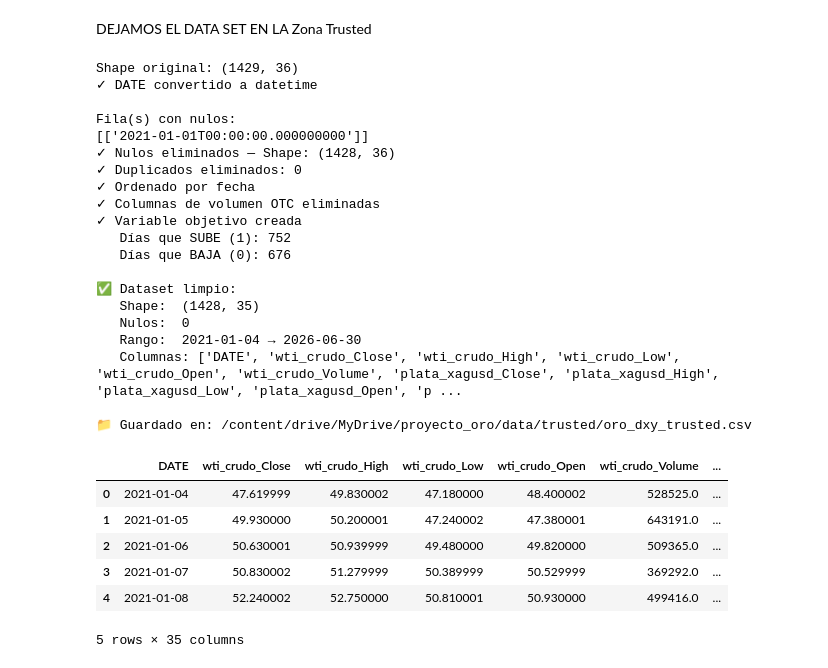
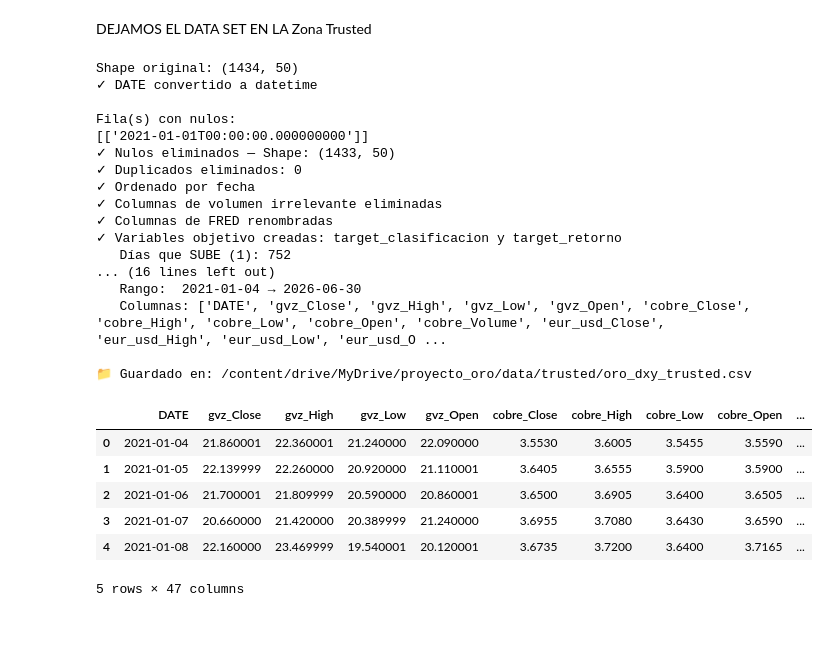
Before and after one commit to michaelsteven1299/proyecto_michael-, a Jupyter notebook: src/02_limpieza.ipynb, the cells around one changed output. Saved outputs shown, nothing was run; the diff lists cells and outputs as text; code cells hidden in the pictures; blank space fills up the shorter version.

```diff
--- a/src/02_limpieza.ipynb
+++ b/src/02_limpieza.ipynb
@@ -105,61 +105,79 @@ print(f"✓ Duplicados eliminados: {antes - len(df)}")
 df = df.sort_values('DATE').reset_index(drop=True)
 print(f"✓ Ordenado por fecha")
 
-# --- 6. Eliminar columnas Volume de activos que no las necesitan ---
-cols_volumen_irrelevante = ['eur_usd_Volume', 'dxy_Volume']
+# --- 6. Eliminar columnas de Volumen de activos que no las necesitan ---
+cols_volumen_irrelevante = [
+    'eur_usd_Volume',
+    'dxy_Volume',
+    'gvz_Volume',
+    'vix_Volume',
+    'bono_10y_Volume'
+]
 df = df.drop(columns=cols_volumen_irrelevante)
-print(f"✓ Columnas de volumen OTC eliminadas")
+print(f"✓ Columnas de volumen irrelevante eliminadas")
 
-# --- 7. Crear variable objetivo ---
-# 1 = mañana el precio del oro SUBE
-# 0 = mañana el precio del oro BAJA
-df['target'] = (df['oro_xauusd_Close'].shift(-1) >
-                df['oro_xauusd_Close']).astype(int)
+# --- 6.5 Renombrar columnas de FRED (quitar duplicación de nombre) ---
+df = df.rename(columns={
+    'yield_real_10y_yield_real_10y': 'yield_real_10y',
+    'breakeven_inflacion_breakeven_inflacion': 'breakeven_inflacion',
+    'spread_curva_10y2y_spread_curva_10y2y': 'spread_curva_10y2y',
+    'bono_2y_bono_2y': 'bono_2y'
+})
+print("✓ Columnas de FRED renombradas")
 
-# Eliminar última fila porque no tiene día siguiente
+# --- 7. Crear variables objetivo ---
+
+# Target de clasificación (ya la tenías)
+# 1 = mañana el precio del oro SUBE, 0 = mañana BAJA
+df['target_clasificacion'] = (df['oro_xauusd_Close'].shift(-1) > df['oro_xauusd_Close']).astype(int)
+
+# Target de regresión (nueva) - retorno porcentual del día siguiente
+df['target_retorno'] = df['oro_xauusd_Close'].pct_change().shift(-1)
+
+# Eliminar última fila porque no tiene día siguiente (no se puede calcular ningún target)
 df = df.dropna().reset_index(drop=True)
-print(f"✓ Variable objetivo creada")
-print(f"   Días que SUBE (1): {df['target'].value_counts()[1]}")
-print(f"   Días que BAJA (0): {df['target'].value_counts()[0]}")
+
+print(f"✓ Variables objetivo creadas: target_clasificacion y target_retorno")
+print(f"   Días que SUBE (1): {df['target_clasificacion'].value_counts()[1]}")
+print(f"   Días que BAJA (0): {df['target_clasificacion'].value_counts()[0]}")
+print(f"\n   Estadísticas target_retorno:")
+print(df['target_retorno'].describe())
 
 # --- 8. Verificación final ---
 print(f"\n✅ Dataset limpio:")
 print(f"   Shape:  {df.shape}")
 print(f"   Nulos:  {df.isnull().sum().sum()}")
 print(f"   Rango:  {df['DATE'].min().date()} → {df['DATE'].max().date()}")
 print(f"   Columnas: {list(df.columns)}")
 
 # --- 9. Guardar en Trusted ---
 ruta_trusted = TRUSTED_PATH + "oro_dxy_trusted.csv"
 df.to_csv(ruta_trusted, index=False)
 print(f"\n📁 Guardado en: {ruta_trusted}")
 
 df.head()
 # %% [output]
-Shape original: (1429, 36)
+Shape original: (1434, 50)
 ✓ DATE convertido a datetime
 
 Fila(s) con nulos:
 [['2021-01-01T00:00:00.000000000']]
-✓ Nulos eliminados — Shape: (1428, 36)
+✓ Nulos eliminados — Shape: (1433, 50)
 ✓ Duplicados eliminados: 0
 ✓ Ordenado por fecha
-✓ Columnas de volumen OTC eliminadas
-✓ Variable objetivo creada
+✓ Columnas de volumen irrelevante eliminadas
+✓ Columnas de FRED renombradas
+✓ Variables objetivo creadas: target_clasificacion y target_retorno
    Días que SUBE (1): 752
-   Días que BAJA (0): 676
-
-✅ Dataset limpio:
-   Shape:  (1428, 35)
-   Nulos:  0
+... (16 lines left out)
    Rango:  2021-01-04 → 2026-06-30
-   Columnas: ['DATE', 'wti_crudo_Close', 'wti_crudo_High', 'wti_crudo_Low', 'wti_crudo_Open', 'wti_crudo_Volume', 'plata_xagusd_Close', 'plata_xagusd_High', 'plata_xagusd_Low', 'plata_xagusd_Open', 'p ...
+   Columnas: ['DATE', 'gvz_Close', 'gvz_High', 'gvz_Low', 'gvz_Open', 'cobre_Close', 'cobre_High', 'cobre_Low', 'cobre_Open', 'cobre_Volume', 'eur_usd_Close', 'eur_usd_High', 'eur_usd_Low', 'eur_usd_O ...
 
 📁 Guardado en: /content/drive/MyDrive/proyecto_oro/data/trusted/oro_dxy_trusted.csv
-|  | DATE | wti_crudo_Close | wti_crudo_High | wti_crudo_Low | wti_crudo_Open | wti_crudo_Volume | ... |
-| 0 | 2021-01-04 | 47.619999 | 49.830002 | 47.180000 | 48.400002 | 528525.0 | ... |
-| 1 | 2021-01-05 | 49.930000 | 50.200001 | 47.240002 | 47.380001 | 643191.0 | ... |
-| 2 | 2021-01-06 | 50.630001 | 50.939999 | 49.480000 | 49.820000 | 509365.0 | ... |
-| 3 | 2021-01-07 | 50.830002 | 51.279999 | 50.389999 | 50.529999 | 369292.0 | ... |
-| 4 | 2021-01-08 | 52.240002 | 52.750000 | 50.810001 | 50.930000 | 499416.0 | ... |
+|  | DATE | gvz_Close | gvz_High | gvz_Low | gvz_Open | cobre_Close | cobre_High | cobre_Low | cobre_Open | ... |
+| 0 | 2021-01-04 | 21.860001 | 22.360001 | 21.240000 | 22.090000 | 3.5530 | 3.6005 | 3.5455 | 3.5590 | ... |
+| 1 | 2021-01-05 | 22.139999 | 22.260000 | 20.920000 | 21.110001 | 3.6405 | 3.6555 | 3.5900 | 3.5900 | ... |
+| 2 | 2021-01-06 | 21.700001 | 21.809999 | 20.590000 | 20.860001 | 3.6500 | 3.6905 | 3.6400 | 3.6505 | ... |
+| 3 | 2021-01-07 | 20.660000 | 21.420000 | 20.389999 | 21.240000 | 3.6955 | 3.7080 | 3.6430 | 3.6590 | ... |
+| 4 | 2021-01-08 | 22.160000 | 23.469999 | 19.540001 | 20.120001 | 3.6735 | 3.7200 | 3.6400 | 3.7165 | ... |
-5 rows × 35 columns
+5 rows × 47 columns
```
Also changed, not shown: parts of 1 cell of this notebook.
